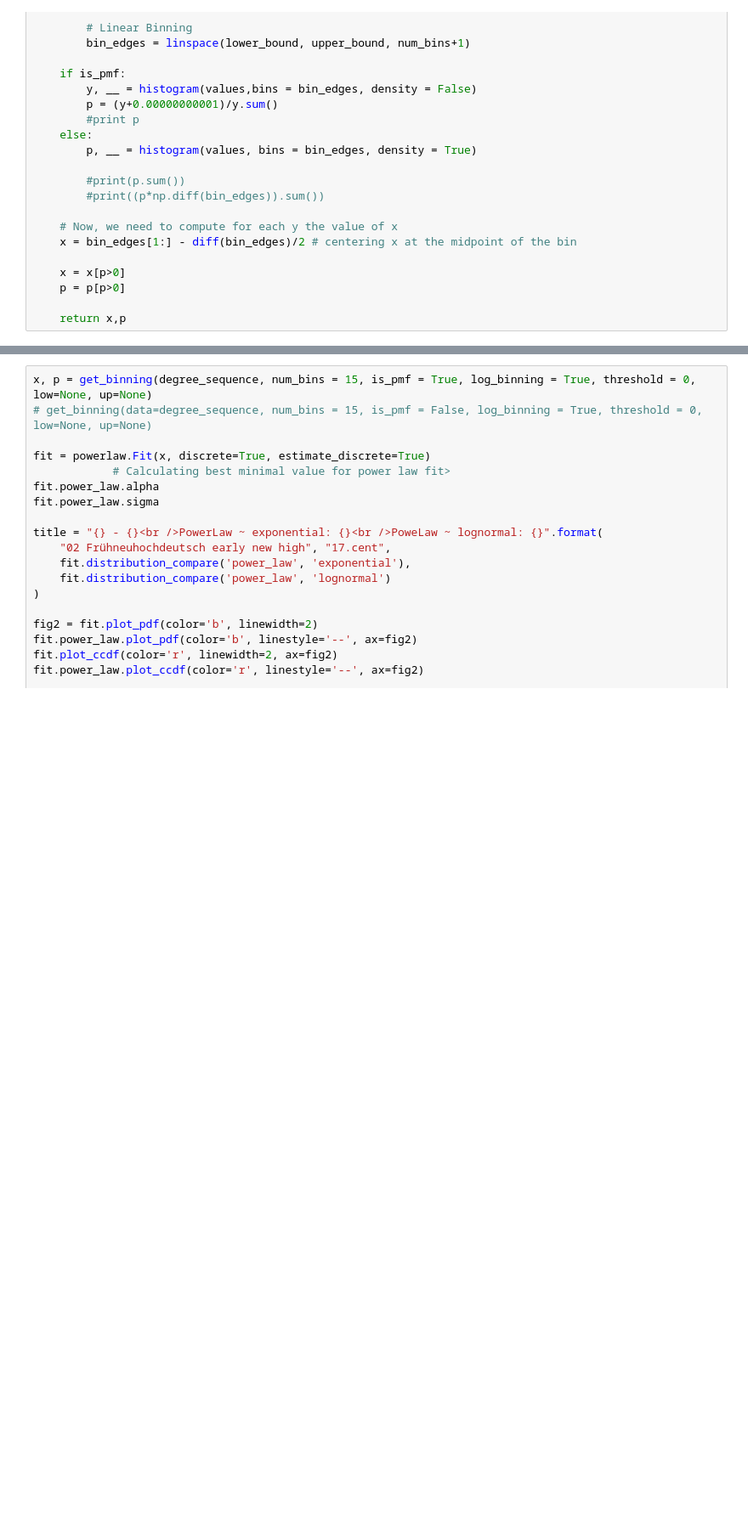
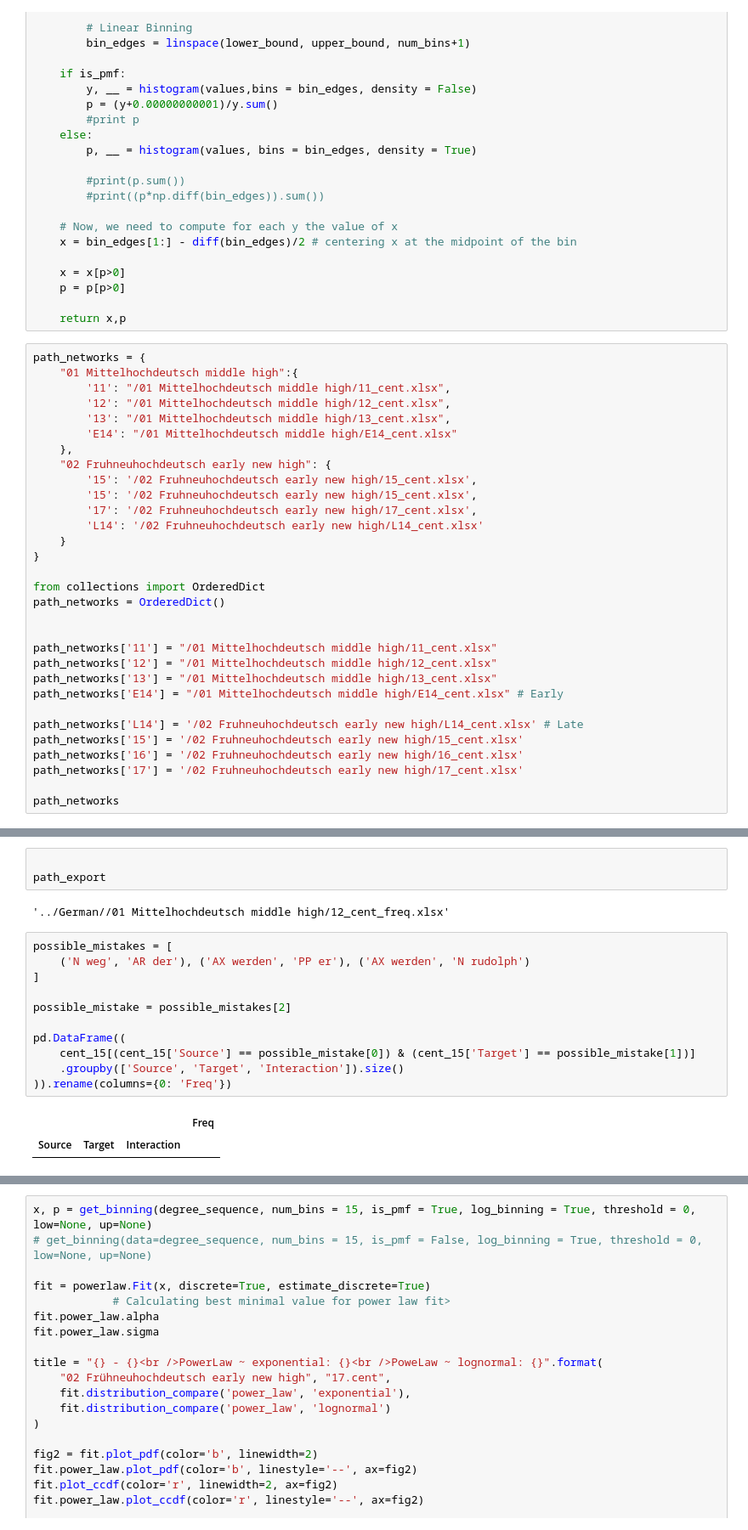
Before and after one commit to bravandi/hierarchical-syntactic-networks, a Jupyter notebook: powerLaw_analysis.ipynb, the cells around one changed output, grey strips where cells are left out. Shown at 85% size. Drawn from its saved outputs; the diff is of its cells as text; blank space fills up the shorter version.

```diff
--- a/powerLaw_analysis.ipynb
+++ b/powerLaw_analysis.ipynb
@@ -108,3 +108,34 @@ def get_binning(data, num_bins = 15, is_pmf = True, log_binning = False, thresho
     p = p[p>0]
 
     return x,p
+# %%
+path_networks = {
+    "01 Mittelhochdeutsch middle high":{
+        '11': "/01 Mittelhochdeutsch middle high/11_cent.xlsx",
+        '12': "/01 Mittelhochdeutsch middle high/12_cent.xlsx",
+        '13': "/01 Mittelhochdeutsch middle high/13_cent.xlsx",
+        'E14': "/01 Mittelhochdeutsch middle high/E14_cent.xlsx"
+    },
+    "02 Fruhneuhochdeutsch early new high": {
+        '15': '/02 Fruhneuhochdeutsch early new high/15_cent.xlsx',
+        '15': '/02 Fruhneuhochdeutsch early new high/15_cent.xlsx',
+        '17': '/02 Fruhneuhochdeutsch early new high/17_cent.xlsx',
+        'L14': '/02 Fruhneuhochdeutsch early new high/L14_cent.xlsx'
+    }
+}
+
+from collections import OrderedDict
+path_networks = OrderedDict()
+
+
+path_networks['11'] = "/01 Mittelhochdeutsch middle high/11_cent.xlsx"
+path_networks['12'] = "/01 Mittelhochdeutsch middle high/12_cent.xlsx"
+path_networks['13'] = "/01 Mittelhochdeutsch middle high/13_cent.xlsx"
+path_networks['E14'] = "/01 Mittelhochdeutsch middle high/E14_cent.xlsx" # Early
+
+path_networks['L14'] = '/02 Fruhneuhochdeutsch early new high/L14_cent.xlsx' # Late
+path_networks['15'] = '/02 Fruhneuhochdeutsch early new high/15_cent.xlsx'
+path_networks['16'] = '/02 Fruhneuhochdeutsch early new high/16_cent.xlsx'
+path_networks['17'] = '/02 Fruhneuhochdeutsch early new high/17_cent.xlsx'
+
+path_networks
@@ -111 +204,20 @@ def get_binning(data, num_bins = 15, is_pmf = True, log_binning = False, thresho
+# %%
+
+path_export
+# %% [output]
+'../German//01 Mittelhochdeutsch middle high/12_cent_freq.xlsx'
+# %%
+possible_mistakes = [
+    ('N weg', 'AR der'), ('AX werden', 'PP er'), ('AX werden', 'N rudolph')
+]
+
+possible_mistake = possible_mistakes[2]
+
+pd.DataFrame((
+    cent_15[(cent_15['Source'] == possible_mistake[0]) & (cent_15['Target'] == possible_mistake[1])]
+    .groupby(['Source', 'Target', 'Interaction']).size()
+)).rename(columns={0: 'Freq'})
+# %% [output]
+|  |  |  | Freq |
+| Source | Target | Interaction |  |
 # %%
```
Also changed, not shown: parts of 5 cells of this notebook, 2 other files.
